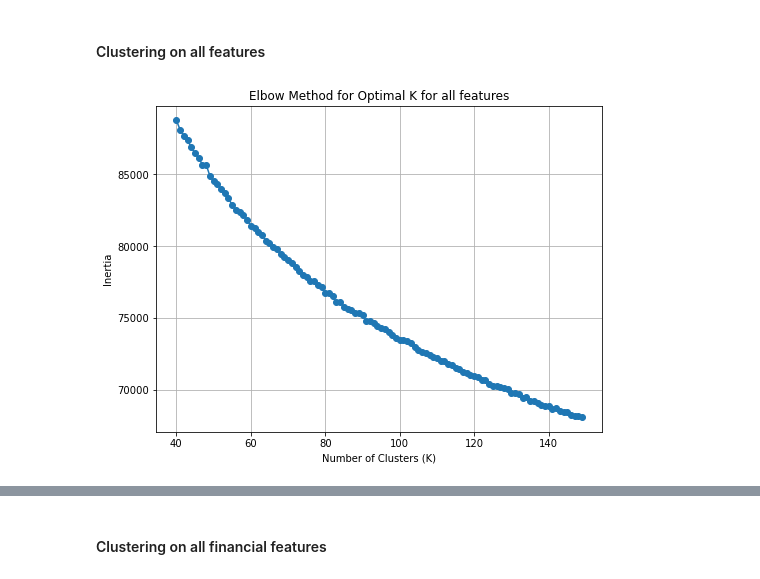
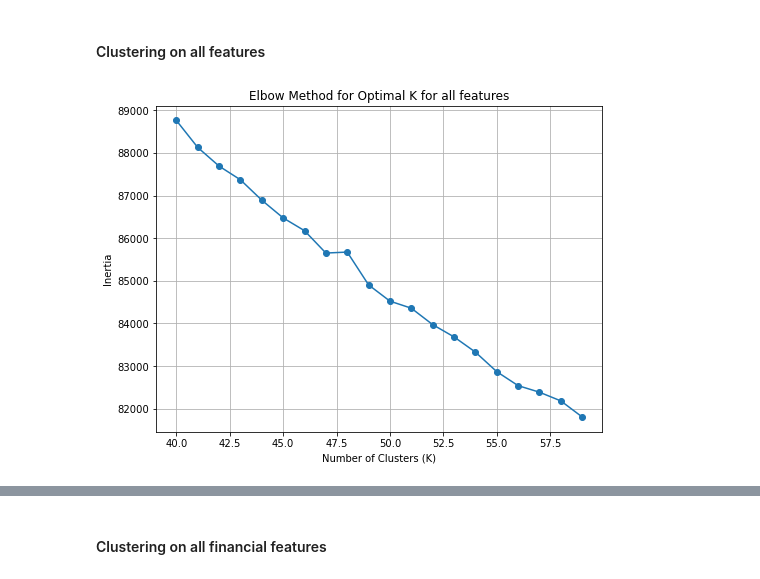
Before and after one commit to Elysian01/IIITB-MTech-AI-Assignments, a Jupyter notebook: Machine-Learning-Assignments-SEM-1/Assignment1/3.ipynb, the cells around one changed output, grey strips where cells are left out. Drawn from its saved outputs; the diff is of its cells as text; code cells hidden in the pictures.

```diff
--- a/Machine-Learning-Assignments-SEM-1/Assignment1/3.ipynb
+++ b/Machine-Learning-Assignments-SEM-1/Assignment1/3.ipynb
@@ -189,22 +189,22 @@ print(scaled_data)
 # %%
 from sklearn.cluster import KMeans
 
 # Initializing a list to store the inertia for different values of K for all features
 inertia = []
 
-for k in range(40,150):
+for k in range(40,60):
     kmeans = KMeans(n_clusters=k, random_state=42)
     kmeans.fit(scaled_data)
     inertia.append(kmeans.inertia_)
 
 # Plot the elbow curve
 plt.figure(figsize=(8, 6))
-plt.plot(range(40,150), inertia, marker='o', linestyle='-')
+plt.plot(range(40,60), inertia, marker='o', linestyle='-')
 plt.title('Elbow Method for Optimal K for all features')
 plt.xlabel('Number of Clusters (K)')
 plt.ylabel('Inertia')
 plt.grid(True)
 plt.show()
 print(inertia)
 # %% [output]
-[figure, old version]
+[figure, new version]
```
Also changed, not shown: parts of 9 cells of this notebook, 1 other file.
